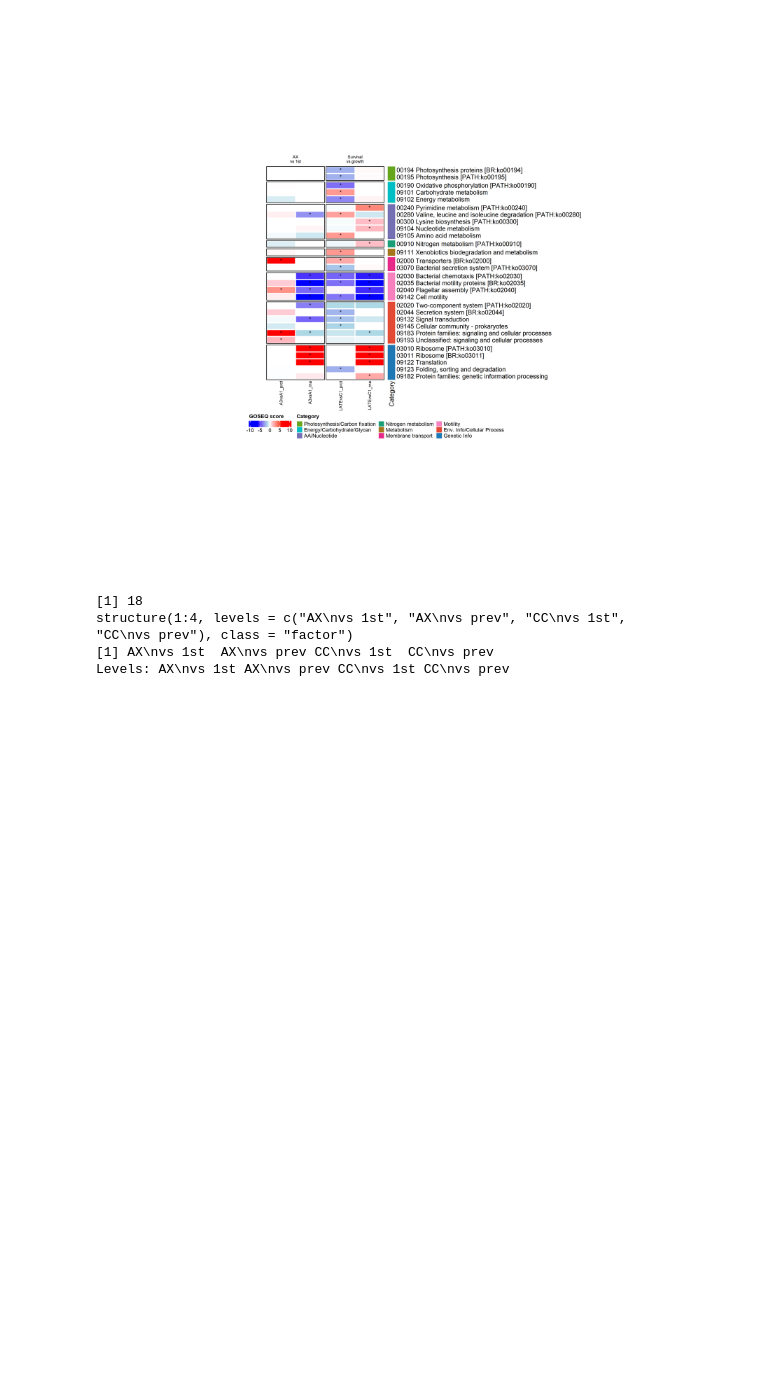
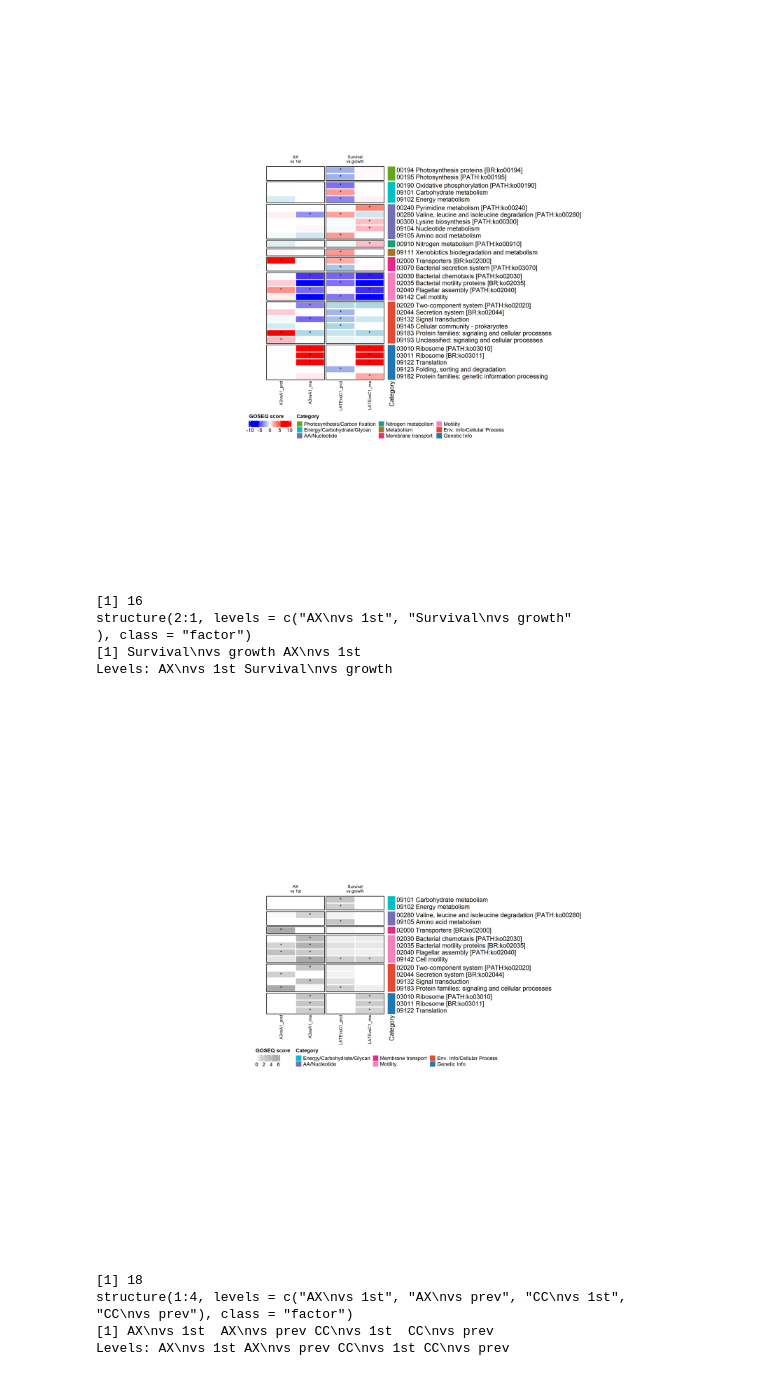
Before and after one commit to wosnat/CC1A3, a Jupyter notebook: Enrichment/CC1A3 HOT1A3 heatmaps Enrichment.ipynb, the cells around one changed output. Drawn from its saved outputs; the diff is of its cells as text; code cells hidden in the pictures; blank space fills up the shorter version.

Commit message:
start transport heatmap for med4

```diff
--- a/Enrichment/CC1A3 HOT1A3 heatmaps Enrichment.ipynb
+++ b/Enrichment/CC1A3 HOT1A3 heatmaps Enrichment.ipynb
@@ -104,3 +107,5 @@ dbl  (5): over_represented_pvalue, padj, under_represented_pvalue, numDEInCa...
 
 ℹ Use `spec()` to retrieve the full column specification for this data.
 ℹ Specify the column types or set `show_col_types = FALSE` to quiet this message.
+# %%
+goseq_res_de = read_csv(file.path('DE_results', 'HOT1A3_GOSEQ_results_isDE.csv'))
@@ -296,6 +305,22 @@ Levels: AX\nvs 1st Survival\nvs growth
 png
   2
 [figure]
+# %%
+ht = generate_goseq_heatmap_isde(goseq_res_de, contrast_map_to_label_alt_continues, contrast_list_longterm, c('sub', 'path'))
+# Open SVG device
+#svglite("figures/HOT1A3_goseq_longterm.svg", width = 10, height = 8)  # dimensions in inches
+# Draw the heatmap
+#draw(ht)
+# Close the device
+#dev.off()
+ht
+# %% [output]
+[1] 16
+structure(2:1, levels = c("AX\nvs 1st", "Survival\nvs growth"
+), class = "factor")
+[1] Survival\nvs growth AX\nvs 1st
+Levels: AX\nvs 1st Survival\nvs growth
+[figure, added]
 # %%
 ht = generate_goseq_heatmap_merged(goseq_res, contrast_map_to_label_alt_continues, contrast_list_individual, c('sub'), comparison_order_inidividual)
 # Open SVG device
```
Also changed, not shown: parts of 5 cells of this notebook, 2 other files.
